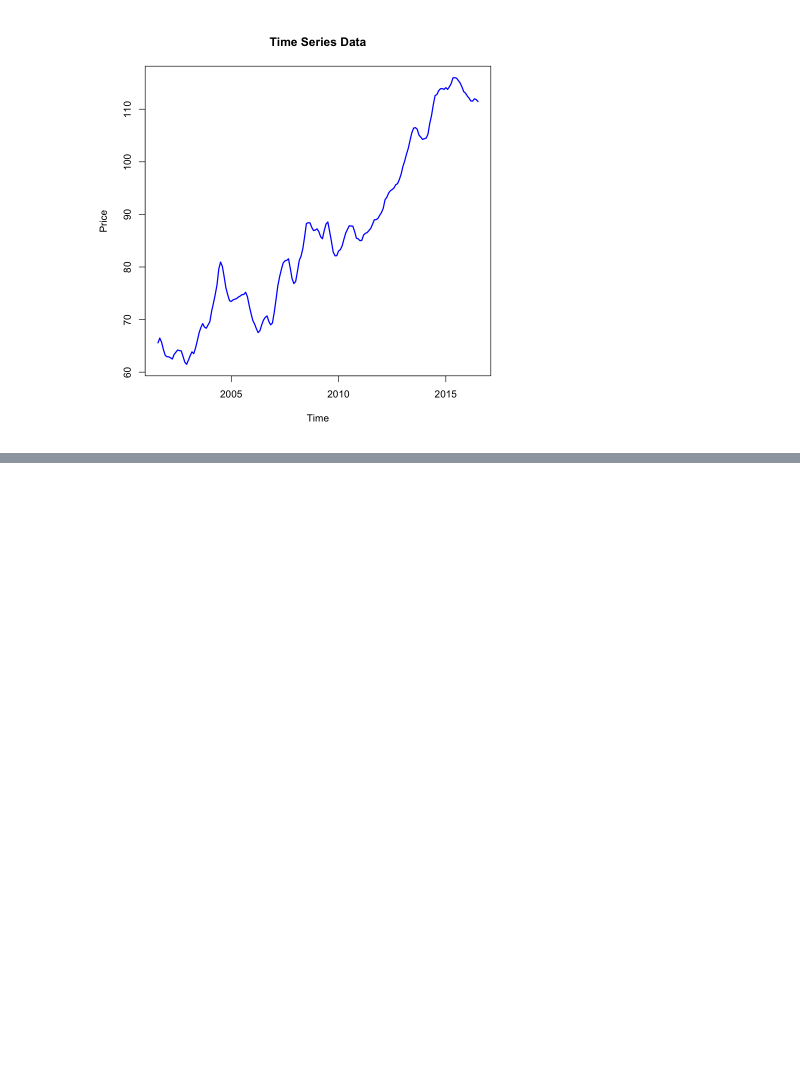
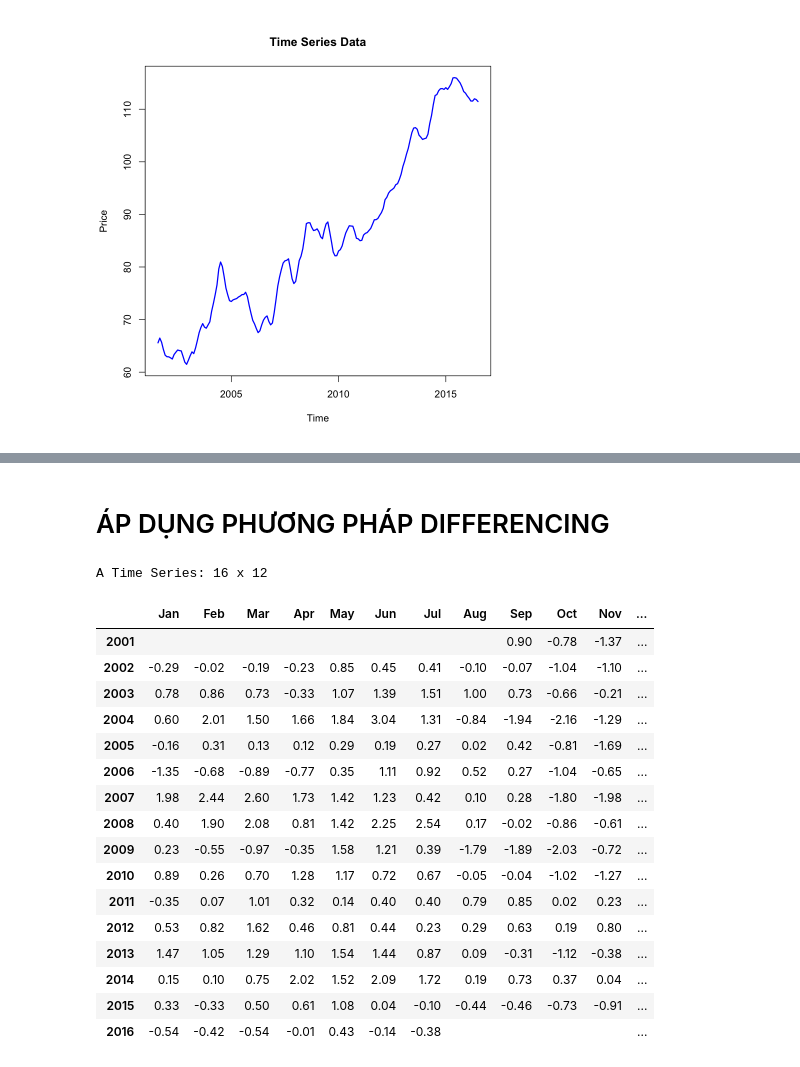
Before and after one commit to HoaPham119/Master, a Jupyter notebook: TimeSeries/ThucHanh/lab2.ipynb, the cells around one changed output, grey strips where cells are left out. Drawn from its saved outputs; the diff is of its cells as text; code cells hidden in the pictures; blank space fills up the shorter version.

```diff
--- a/TimeSeries/ThucHanh/lab2.ipynb
+++ b/TimeSeries/ThucHanh/lab2.ipynb
@@ -46,0 +81,24 @@ $X_t$ = \_t + Y_t
+# %% [markdown]
+# ÁP DỤNG PHƯƠNG PHÁP DIFFERENCING
+# %%
+diff_checken = diff(chicken, lag= 1)
+diff_checken
+# %% [output]
+A Time Series: 16 x 12
+|  | Jan | Feb | Mar | Apr | May | Jun | Jul | Aug | Sep | Oct | Nov | ... |
+| 2001 |  |  |  |  |  |  |  |  | 0.90 | -0.78 | -1.37 | ... |
+| 2002 | -0.29 | -0.02 | -0.19 | -0.23 | 0.85 | 0.45 | 0.41 | -0.10 | -0.07 | -1.04 | -1.10 | ... |
+| 2003 | 0.78 | 0.86 | 0.73 | -0.33 | 1.07 | 1.39 | 1.51 | 1.00 | 0.73 | -0.66 | -0.21 | ... |
+| 2004 | 0.60 | 2.01 | 1.50 | 1.66 | 1.84 | 3.04 | 1.31 | -0.84 | -1.94 | -2.16 | -1.29 | ... |
+| 2005 | -0.16 | 0.31 | 0.13 | 0.12 | 0.29 | 0.19 | 0.27 | 0.02 | 0.42 | -0.81 | -1.69 | ... |
+| 2006 | -1.35 | -0.68 | -0.89 | -0.77 | 0.35 | 1.11 | 0.92 | 0.52 | 0.27 | -1.04 | -0.65 | ... |
+| 2007 | 1.98 | 2.44 | 2.60 | 1.73 | 1.42 | 1.23 | 0.42 | 0.10 | 0.28 | -1.80 | -1.98 | ... |
+| 2008 | 0.40 | 1.90 | 2.08 | 0.81 | 1.42 | 2.25 | 2.54 | 0.17 | -0.02 | -0.86 | -0.61 | ... |
+| 2009 | 0.23 | -0.55 | -0.97 | -0.35 | 1.58 | 1.21 | 0.39 | -1.79 | -1.89 | -2.03 | -0.72 | ... |
+| 2010 | 0.89 | 0.26 | 0.70 | 1.28 | 1.17 | 0.72 | 0.67 | -0.05 | -0.04 | -1.02 | -1.27 | ... |
+| 2011 | -0.35 | 0.07 | 1.01 | 0.32 | 0.14 | 0.40 | 0.40 | 0.79 | 0.85 | 0.02 | 0.23 | ... |
+| 2012 | 0.53 | 0.82 | 1.62 | 0.46 | 0.81 | 0.44 | 0.23 | 0.29 | 0.63 | 0.19 | 0.80 | ... |
+| 2013 | 1.47 | 1.05 | 1.29 | 1.10 | 1.54 | 1.44 | 0.87 | 0.09 | -0.31 | -1.12 | -0.38 | ... |
+| 2014 | 0.15 | 0.10 | 0.75 | 2.02 | 1.52 | 2.09 | 1.72 | 0.19 | 0.73 | 0.37 | 0.04 | ... |
+| 2015 | 0.33 | -0.33 | 0.50 | 0.61 | 1.08 | 0.04 | -0.10 | -0.44 | -0.46 | -0.73 | -0.91 | ... |
+| 2016 | -0.54 | -0.42 | -0.54 | -0.01 | 0.43 | -0.14 | -0.38 |  |  |  |  | ... |
```
Also changed, not shown: parts of 8 cells of this notebook, 17 other files.
